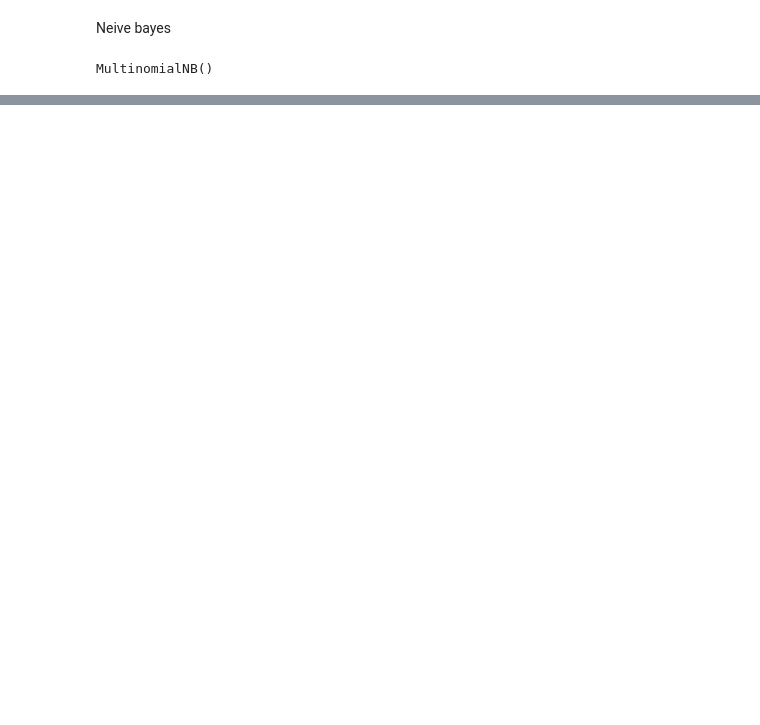
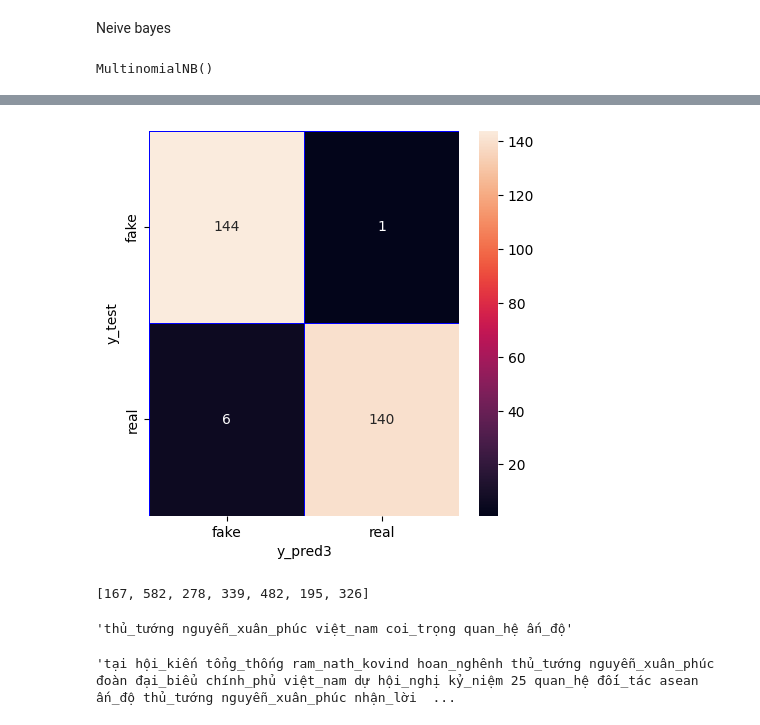
Before and after one commit to duychan/PBL6, a Jupyter notebook: pbl6.ipynb, the cells around one changed output, grey strips where cells are left out. Saved outputs shown, nothing was run; the diff lists cells and outputs as text; code cells hidden in the pictures; blank space fills up the shorter version.

```diff
--- a/pbl6.ipynb
+++ b/pbl6.ipynb
@@ -245,0 +517,4 @@ import tensorflow as tf
+# %%
+from sklearn.svm import SVC
+svclassifier = SVC(kernel='linear')
+svclassifier.fit(X_train, y_train1)
@@ -245,0 +523,2 @@ import tensorflow as tf
+# %%
+y_pred3 = svclassifier.predict(X_test)
@@ -245,0 +529,3 @@ import tensorflow as tf
+# %%
+cm= confusion_matrix(y_test1, y_pred3)
+conf_matrix_df = pd.DataFrame(cm,columns=lang,index=lang)
@@ -245,0 +547,10 @@ import tensorflow as tf
+# %%
+f, ax =plt.subplots(figsize = (5,5))
+
+sns.heatmap(conf_matrix_df,annot = True, linewidths= 0.5, linecolor="blue", fmt=".0f", ax=ax)
+
+plt.xlabel("y_pred3")
+plt.ylabel("y_test")
+plt.show()
+# %% [output]
+[figure, added]
@@ -245,0 +563,12 @@ import tensorflow as tf
+# %%
+index_co
+# %% [output]
+[167, 582, 278, 339, 482, 195, 326]
+# %%
+data_clean.Title_processed[167]
+# %% [output]
+'thủ_tướng nguyễn_xuân_phúc việt_nam coi_trọng quan_hệ ấn_độ'
+# %%
+data_clean.Content_processed[167]
+# %% [output]
+'tại hội_kiến tổng_thống ram_nath_kovind hoan_nghênh thủ_tướng nguyễn_xuân_phúc đoàn đại_biểu chính_phủ việt_nam dự hội_nghị kỷ_niệm 25 quan_hệ đối_tác asean ấn_độ thủ_tướng nguyễn_xuân_phúc nhận_lời  ...
```
Also changed, not shown: parts of 81 cells of this notebook.
